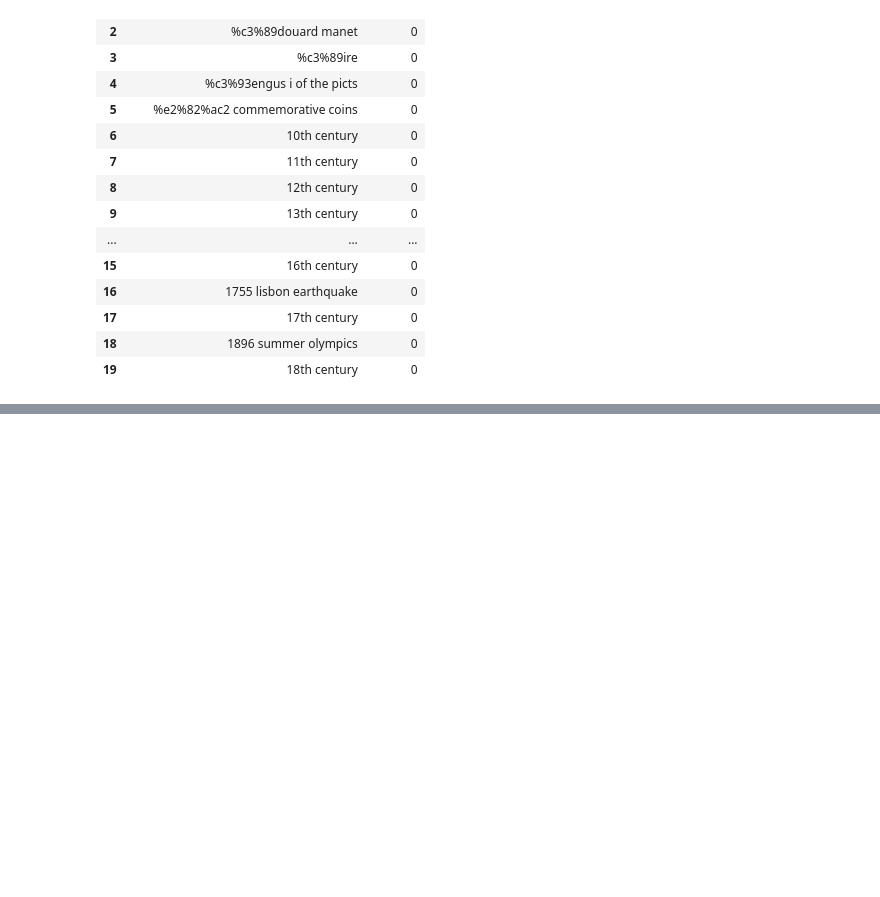
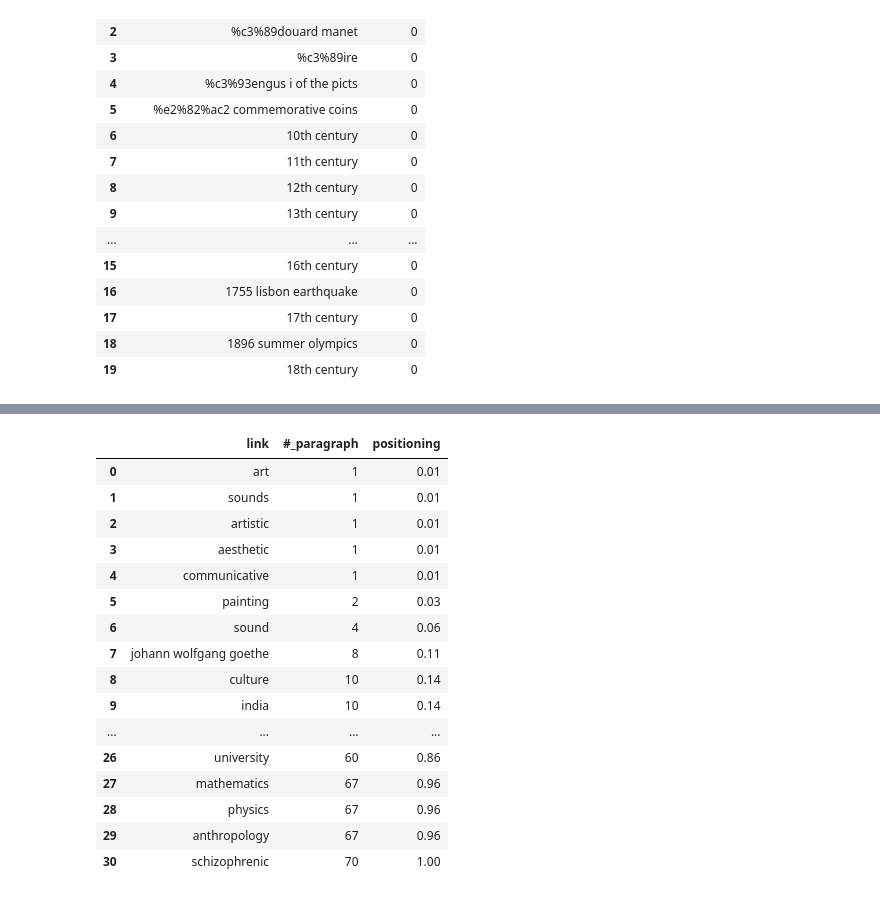
Before and after one commit to epfl-ada/ada-2022-project-theadalyzers, a Jupyter notebook: P2.ipynb, the cells around one changed output, grey strips where cells are left out. Saved outputs shown, nothing was run; the diff lists cells and outputs as text; code cells hidden in the pictures; blank space fills up the shorter version.

```diff
--- a/P2.ipynb
+++ b/P2.ipynb
@@ -291,0 +252,16 @@ links_in_image_df
+# %%
+# images of hyperlinks in tables' captions
+
+tables = soup2.find_all('table')
+
+for table in tables:
+    if table.find('img'):
+        all_links=table.find_all('a')
+        for link in all_links:
+            if 'href' in link.attrs:
+                link_title=link.text
+                links.append(link_title)
+
+links_in_table_df=pd.DataFrame(links).drop_duplicates()
+links_in_table_df.columns=['link_in_table']
+links_in_table_df
@@ -329,23 +357,41 @@ f_music=open(URL, 'r')
 soup_music = BeautifulSoup(f_music, 'lxml')
 # %%
 paragraphs_m = soup_music.find_all('p')
-print('The total number of paragraphs is {0}.'.format(len(paragraphs_m)))
 
 links_m=[]
 i=0
 
 for p in paragraphs_m:
     i+=1
     all_links=p.find_all('a')
     for link in all_links:
         if 'href' in link.attrs:
             link_title=link.text
             link_paragraph=i
             links_m.append([link_title, link_paragraph])
 
-link_positioning_df_m=pd.DataFrame(links, columns=['link', '#_paragraph']).drop_duplicates()
+link_positioning_df_m=pd.DataFrame(links_m, columns=['link', '#_paragraph']).drop_duplicates()
 link_positioning_df_m['positioning']=round(link_positioning_df_m['#_paragraph']/len(paragraphs_m), 2)
+link_positioning_df_m['link']=filter_article_name(link_positioning_df_m['link'])
 link_positioning_df_m
+# %% [output]
+|  | link | #_paragraph | positioning |
+| 0 | art | 1 | 0.01 |
+| 1 | sounds | 1 | 0.01 |
+| 2 | artistic | 1 | 0.01 |
+| 3 | aesthetic | 1 | 0.01 |
+| 4 | communicative | 1 | 0.01 |
+| 5 | painting | 2 | 0.03 |
+| 6 | sound | 4 | 0.06 |
+| 7 | johann wolfgang goethe | 8 | 0.11 |
+| 8 | culture | 10 | 0.14 |
+| 9 | india | 10 | 0.14 |
+| ... | ... | ... | ... |
+| 26 | university | 60 | 0.86 |
+| 27 | mathematics | 67 | 0.96 |
+| 28 | physics | 67 | 0.96 |
+| 29 | anthropology | 67 | 0.96 |
+| 30 | schizophrenic | 70 | 1.00 |
 # %%
 merged=link_positioning_df.merge(link_positioning_df_m, how='outer', left_on='link', right_on='link', )
 columns_to_drop=['#_paragraph_x', '#_paragraph_y']
```
Also changed, not shown: parts of 20 cells of this notebook.
